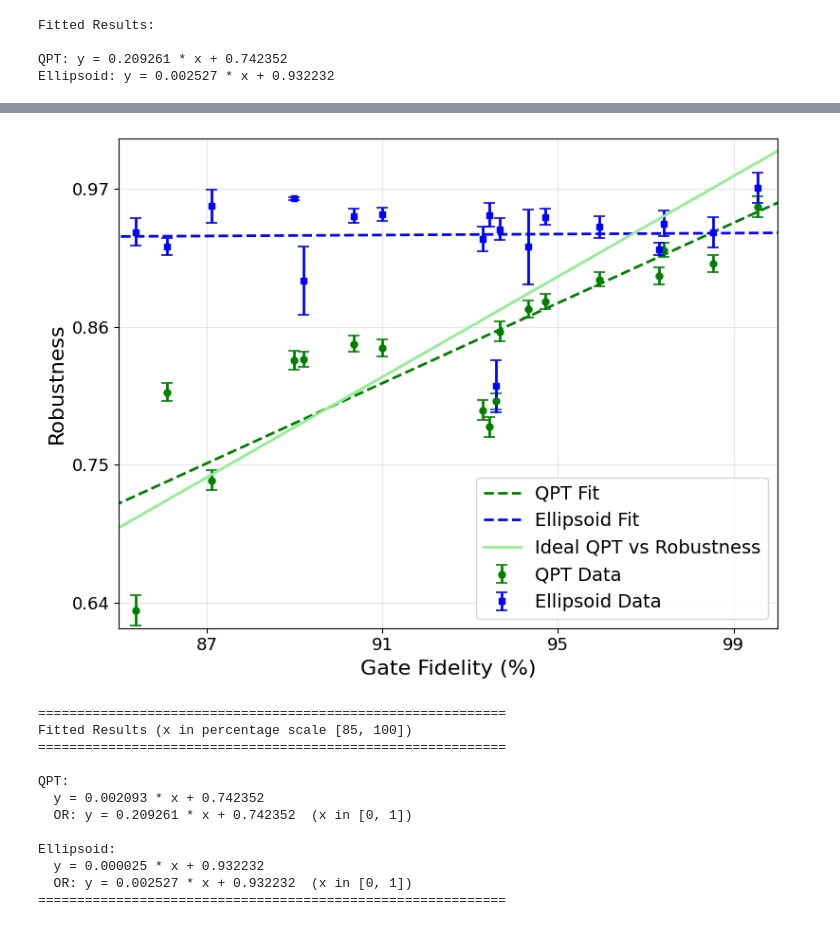
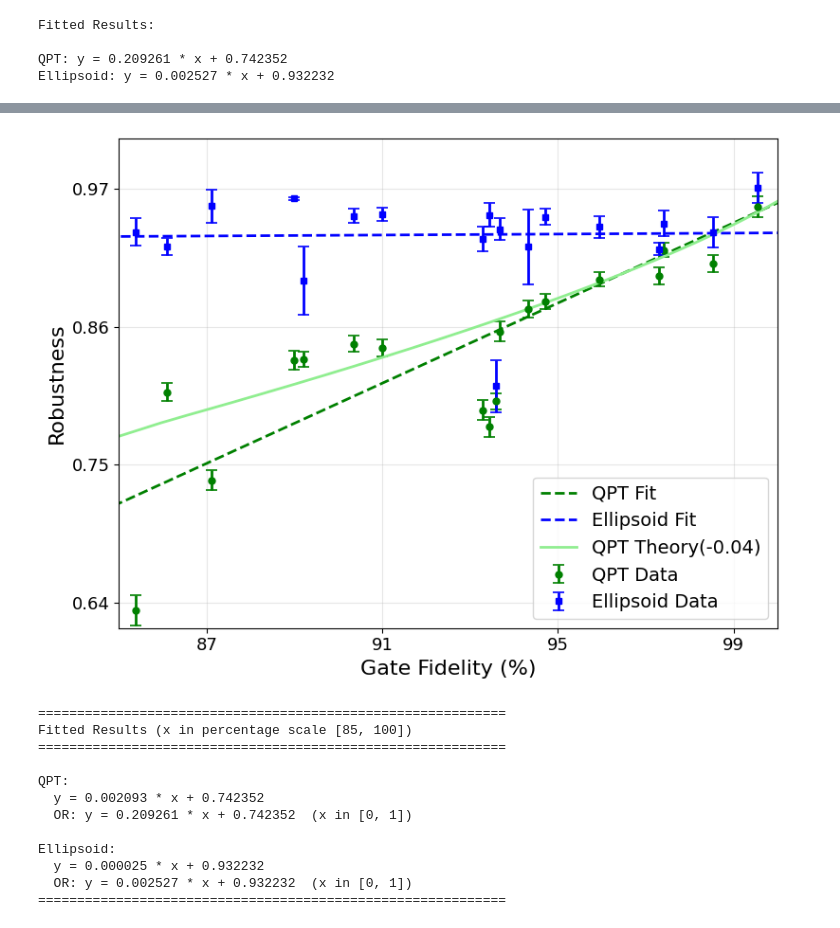
Before and after one commit to 44hsiang/quantum_memory_data, a Jupyter notebook: QPT_gate_error_vs_fidelity.ipynb, the cells around one changed output, grey strips where cells are left out. Cells and saved outputs as stored; diff of their text form; code cells hidden in the pictures.

```diff
--- a/QPT_gate_error_vs_fidelity.ipynb
+++ b/QPT_gate_error_vs_fidelity.ipynb
@@ -86,3 +102,9 @@ Fitted Results:
 
 QPT: y = 0.209261 * x + 0.742352
 Ellipsoid: y = 0.002527 * x + 0.932232
+# %%
+from quam_libs.QPT_theory import compute_qpt_theory
+
+alphas = np.linspace(0, 0.4, 51)
+choi_matrices_list, theory_fidelities_list = compute_qpt_theory(alphas)
+theory_fidelities_list = np.array(theory_fidelities_list)*100
@@ -89,3 +129,11 @@ Ellipsoid: y = 0.002527 * x + 0.932232
+# %%
+from quam_libs.analyzer import QuantumMemoryAnalyze
+QPT_theory_robustness_list = []
+
+for J in choi_matrices_list:
+    theory_robustness = QuantumMemoryAnalyze.memory_robustness(0.5*J) # 0.5 is for normalization purpose.
+    QPT_theory_robustness_list.append(theory_robustness)
+QPT_theory_robustness_list = np.array(QPT_theory_robustness_list)
 # %%
 # Convert to percentage scale for plotting (multiply by 100)
 x_plot = x_data * 100
@@ -109,41 +157,44 @@ ax.plot(x_fit_plot, ellipsoid_y_fit, 'b--', linewidth=2, label='Ellipsoid Fit')
 
 #plot theory data
 gate_error = np.linspace(0,0.4,100)
-ax.plot(ideal_fidelity(gate_error)*100, ideal_robustness(gate_error), color='#90EE90', linewidth=2, label='Ideal QPT vs Robustness')
+ax.plot(theory_fidelities_list,QPT_theory_robustness_list-0.04, color='#90EE90', linewidth=2, label='QPT Theory(-0.04)') # -0.04 is for better visual alignment with experimental data
+
+# ax.plot(np.array(fidelities)*100, robustness_list, marker='o', linestyle='-', color='r', label='MLE Reconstructed')
+
 
 # Customize plot
 ax.set_xlim(85, 100)
 ax.set_ylim(0.62, 1.01)
 ax.set_xlabel('Gate Fidelity (%)', fontsize=16)
 ax.set_ylabel('Robustness', fontsize=16)
 ax.tick_params(axis='x', labelsize=13)
 ax.tick_params(axis='y', labelsize=13)
 ax.set_xticks([87, 91 ,95, 99])
 ax.set_yticks([0.64, 0.75, 0.86, 0.97])
 ax.grid(True, alpha=0.3)
 ax.legend(fontsize=14)
 
 plt.tight_layout()
 plt.show()
 
 # Print fit results
 print(f"\n{'='*60}")
 print(f"Fitted Results (x in percentage scale [85, 100])")
 print(f"{'='*60}")
 a_QPT = p_QPT.coef[1] / 100
 b_QPT = p_QPT.coef[0]
 print(f"\nQPT:")
 print(f"  y = {a_QPT:.6f} * x + {b_QPT:.6f}")
 print(f"  OR: y = {p_QPT.coef[1]:.6f} * x + {b_QPT:.6f}  (x in [0, 1])")
 
 a_ellipsoid = p_ellipsoid.coef[1] / 100
 b_ellipsoid = p_ellipsoid.coef[0]
 print(f"\nEllipsoid:")
 print(f"  y = {a_ellipsoid:.6f} * x + {b_ellipsoid:.6f}")
 print(f"  OR: y = {p_ellipsoid.coef[1]:.6f} * x + {b_ellipsoid:.6f}  (x in [0, 1])")
 print(f"{'='*60}")
 # %% [output]
-[figure, old version]
+[figure, new version]
 ============================================================
 Fitted Results (x in percentage scale [85, 100])
 ============================================================
```
Also changed, not shown: parts of 7 cells of this notebook, 7 other files.
